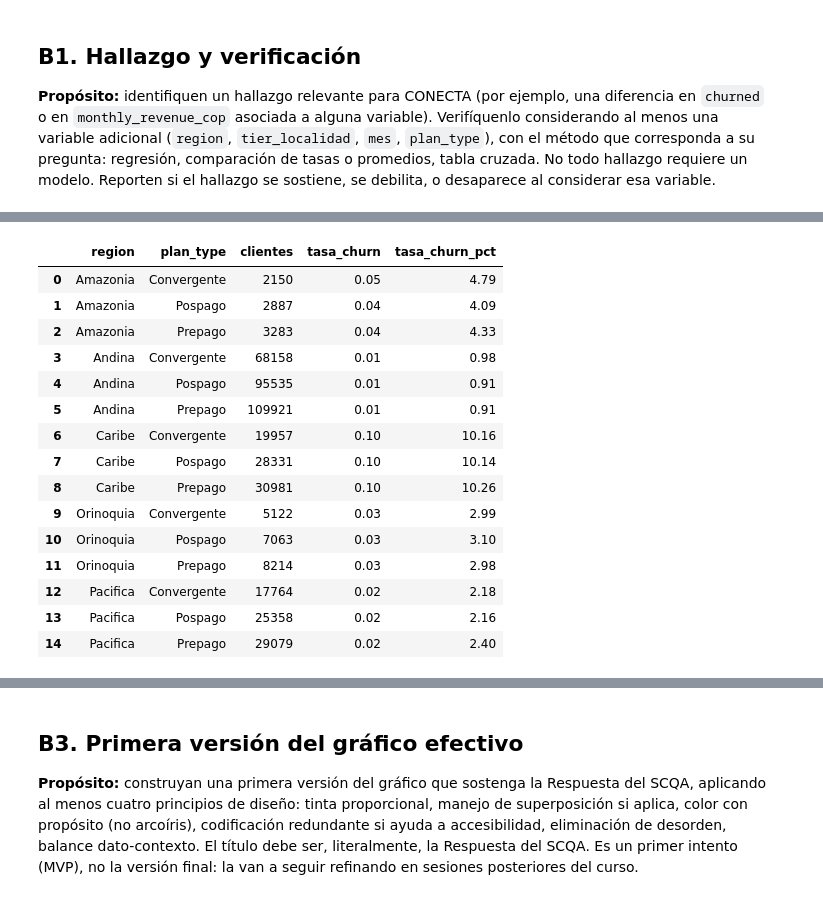
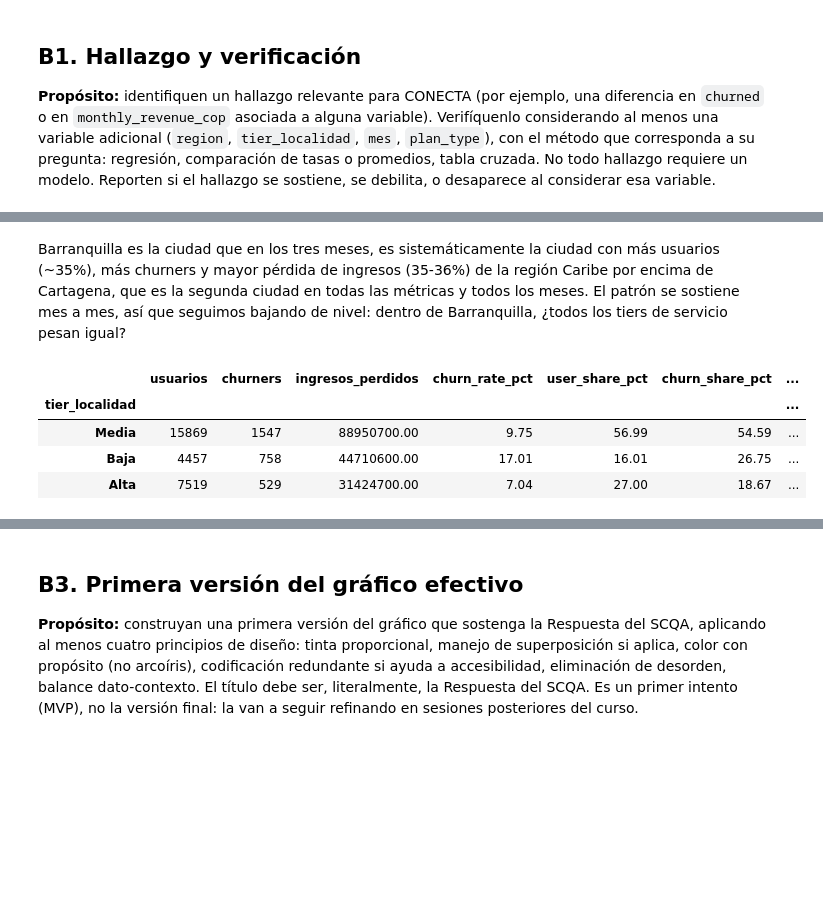
Before and after one commit to jp0617/visualizacionAnalisis, a Jupyter notebook: v0.1_s3_dataviz_grupo1.ipynb, the cells around one changed output, grey strips where cells are left out. Drawn from its saved outputs; the diff is of its cells as text; code cells hidden in the pictures; blank space fills up the shorter version.

```diff
--- a/v0.1_s3_dataviz_grupo1.ipynb
+++ b/v0.1_s3_dataviz_grupo1.ipynb
@@ -1024,33 +1042,26 @@ plt.show()
+# %% [markdown]
+Barranquilla es la ciudad que en los tres meses, es sistemáticamente la ciudad con más usuarios (~35%), más churners y mayor pérdida de ingresos (35-36%) de la región Caribe por encima de Cartagena, que es la segunda ciudad en todas las métricas y todos los meses. El patrón se sostiene mes a mes, así que seguimos bajando de nivel: dentro de Barranquilla, ¿todos los tiers de servicio pesan igual?
 # %%
-# TODO: verifíquenlo considerando al menos una variable adicional relevante
-churn_region_plan = (
-    df.groupby(["region", "plan_type"])
-      .agg(
-          clientes=("churned", "size"),
-          tasa_churn=("churned", "mean")
-      )
-      .reset_index()
+# Paso 3: dentro de Barranquilla, por tier de localidad
+df_baq = df_caribe[df_caribe["ciudad"] == "Barranquilla"].copy()
+
+resumen_tier = df_baq.groupby("tier_localidad").agg(
+    usuarios=("user_id", "count"),
+    churners=("churned", "sum"),
+    ingresos_perdidos=(
+        "monthly_revenue_cop",
+        lambda x: x[df_baq.loc[x.index, "churned"] == 1].sum(),
+    ),
 )
+resumen_tier["churn_rate_pct"] = resumen_tier["churners"] / resumen_tier["usuarios"] * 100
+resumen_tier["user_share_pct"] = resumen_tier["usuarios"] / resumen_tier["usuarios"].sum() * 100
+resumen_tier["churn_share_pct"] = resumen_tier["churners"] / resumen_tier["churners"].sum() * 100
+resumen_tier["loss_share_pct"] = resumen_tier["ingresos_perdidos"] / resumen_tier["ingresos_perdidos"].sum() * 100
 
-churn_region_plan["tasa_churn_pct"] = (
-    churn_region_plan["tasa_churn"] * 100
-)
-
-display(churn_region_plan)
+resumen_tier.sort_values("ingresos_perdidos", ascending=False)
 # %% [output]
-|  | region | plan_type | clientes | tasa_churn | tasa_churn_pct |
-| 0 | Amazonia | Convergente | 2150 | 0.05 | 4.79 |
-| 1 | Amazonia | Pospago | 2887 | 0.04 | 4.09 |
-| 2 | Amazonia | Prepago | 3283 | 0.04 | 4.33 |
-| 3 | Andina | Convergente | 68158 | 0.01 | 0.98 |
-| 4 | Andina | Pospago | 95535 | 0.01 | 0.91 |
-| 5 | Andina | Prepago | 109921 | 0.01 | 0.91 |
-| 6 | Caribe | Convergente | 19957 | 0.10 | 10.16 |
-| 7 | Caribe | Pospago | 28331 | 0.10 | 10.14 |
-| 8 | Caribe | Prepago | 30981 | 0.10 | 10.26 |
-| 9 | Orinoquia | Convergente | 5122 | 0.03 | 2.99 |
-| 10 | Orinoquia | Pospago | 7063 | 0.03 | 3.10 |
-| 11 | Orinoquia | Prepago | 8214 | 0.03 | 2.98 |
-| 12 | Pacifica | Convergente | 17764 | 0.02 | 2.18 |
-| 13 | Pacifica | Pospago | 25358 | 0.02 | 2.16 |
-| 14 | Pacifica | Prepago | 29079 | 0.02 | 2.40 |
+|  | usuarios | churners | ingresos_perdidos | churn_rate_pct | user_share_pct | churn_share_pct | ... |
+| tier_localidad |  |  |  |  |  |  | ... |
+| Media | 15869 | 1547 | 88950700.00 | 9.75 | 56.99 | 54.59 | ... |
+| Baja | 4457 | 758 | 44710600.00 | 17.01 | 16.01 | 26.75 | ... |
+| Alta | 7519 | 529 | 31424700.00 | 7.04 | 27.00 | 18.67 | ... |
```
Also changed, not shown: parts of 30 cells of this notebook, 1 other file.
